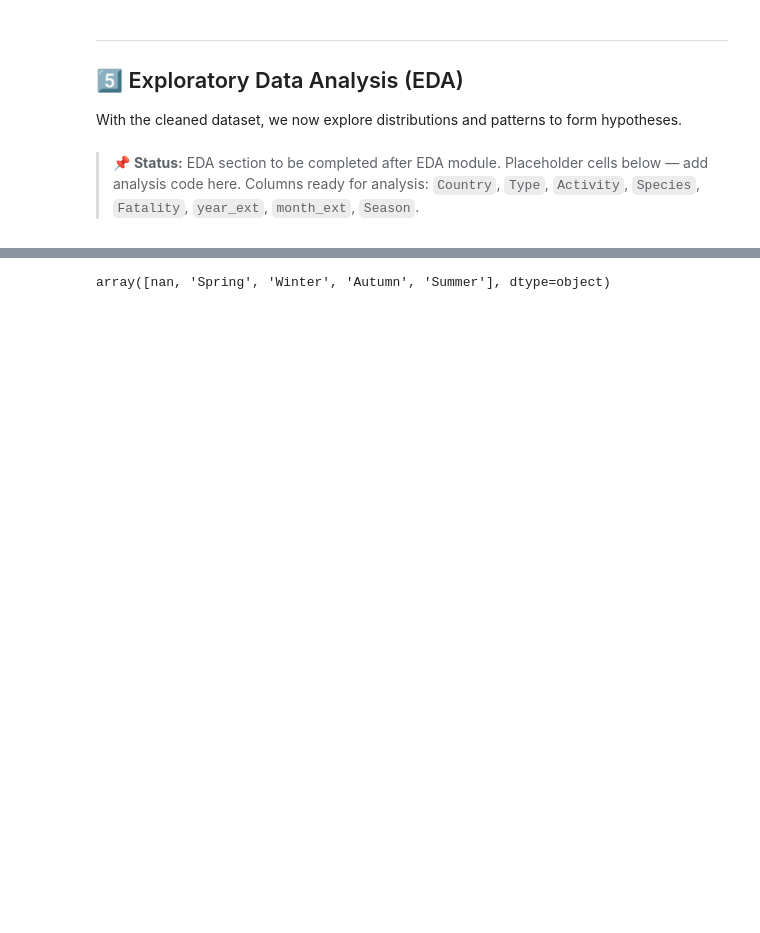
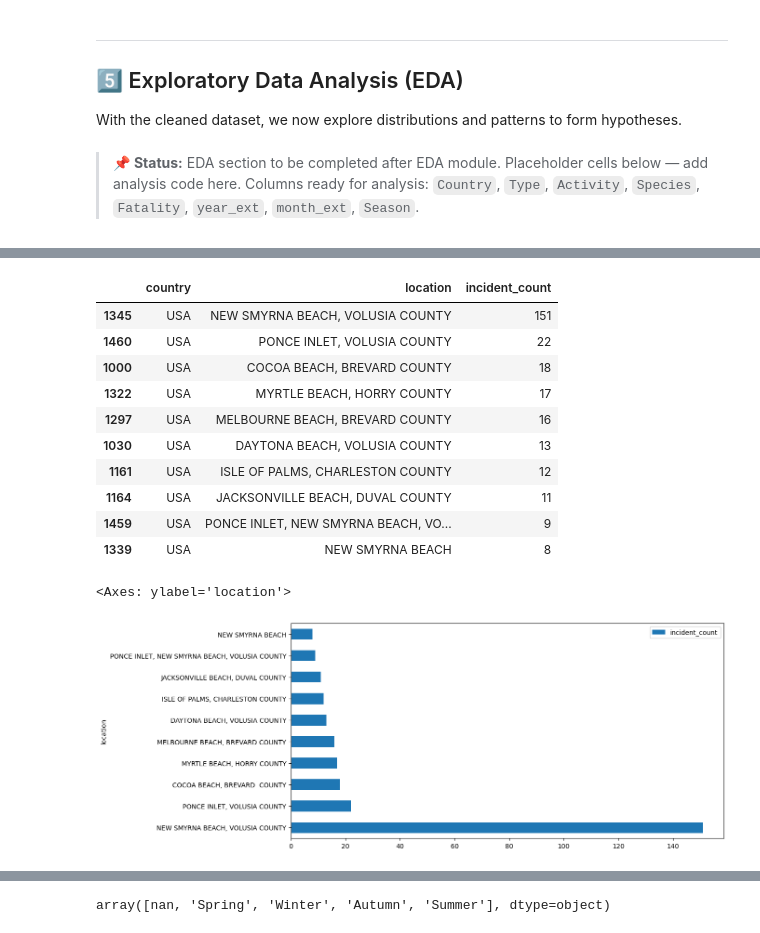
Before and after one commit to cadiyubu/Week2_Shark_Miniproject-, a Jupyter notebook: Shark_df_Analysis.ipynb, the cells around one changed output, grey strips where cells are left out. Saved outputs shown, nothing was run; the diff lists cells and outputs as text; code cells hidden in the pictures; blank space fills up the shorter version.

```diff
--- a/Shark_df_Analysis.ipynb
+++ b/Shark_df_Analysis.ipynb
@@ -914,3 +999,27 @@ With the cleaned dataset, we now explore distributions and patterns to form hypo
+# %%
+# top locations by country (only top 10 countries):
+top10_countries = (geo_df['country'].value_counts().head(10).index)
+top10_countries
+geo_top10 = geo_df[geo_df['country'].isin(top10_countries)].copy()
+country_location_counts = (geo_top10.groupby(['country', 'location']).size().reset_index(name='incident_count'))
+display(country_location_counts.sort_values(by='incident_count', ascending=False).head(10))
+
+top_locations=country_location_counts.sort_values('incident_count', ascending=False).head(10)
+top_locations.plot(kind='barh',x='location',y='incident_count',figsize=(12,6))
+# %% [output]
+|  | country | location | incident_count |
+| 1345 | USA | NEW SMYRNA BEACH, VOLUSIA COUNTY | 151 |
+| 1460 | USA | PONCE INLET, VOLUSIA COUNTY | 22 |
+| 1000 | USA | COCOA BEACH, BREVARD COUNTY | 18 |
+| 1322 | USA | MYRTLE BEACH, HORRY COUNTY | 17 |
+| 1297 | USA | MELBOURNE BEACH, BREVARD COUNTY | 16 |
+| 1030 | USA | DAYTONA BEACH, VOLUSIA COUNTY | 13 |
+| 1161 | USA | ISLE OF PALMS, CHARLESTON COUNTY | 12 |
+| 1164 | USA | JACKSONVILLE BEACH, DUVAL COUNTY | 11 |
+| 1459 | USA | PONCE INLET, NEW SMYRNA BEACH, VO... | 9 |
+| 1339 | USA | NEW SMYRNA BEACH | 8 |
+<Axes: ylabel='location'>
+[figure, added]
 # %%
 # 📌 PLACEHOLDER — species distribution
 # shark_clean['Species'].value_counts()
```
Also changed, not shown: parts of 17 cells of this notebook.
